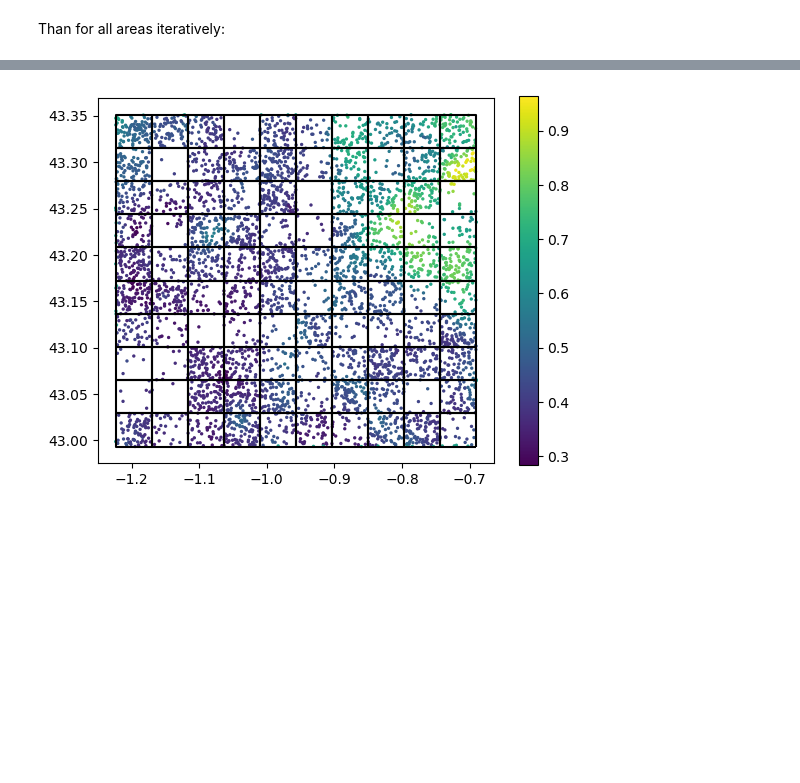
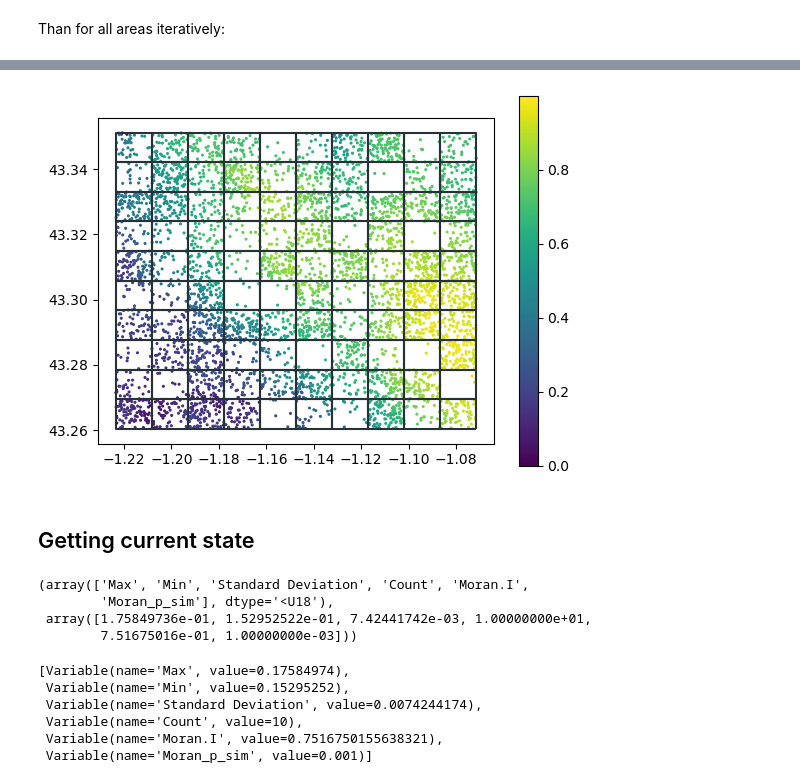
Before and after one commit to franckalbinet/trufl, a Jupyter notebook: nbs/tutorials/quick_start.ipynb, the cells around one changed output, grey strips where cells are left out. Saved outputs shown, nothing was run; the diff lists cells and outputs as text; code cells hidden in the pictures; blank space fills up the shorter version.

```diff
--- a/nbs/tutorials/quick_start.ipynb
+++ b/nbs/tutorials/quick_start.ipynb
@@ -10,15 +10,17 @@ import rasterio
 
 from trufl.utils import gridder
 from trufl.sampler import Sampler
-
+from trufl.callbacks import State, MaxCB, MinCB, StdCB, CountCB, MoranICB
 
 %load_ext autoreload
 %autoreload 2
+
+red, black = '#BF360C', '#263238'
 # %% [output]
 The autoreload extension is already loaded. To reload it, use:
   %reload_ext autoreload
 # %% [markdown]
 ## Create a vector grid from a given raster
 # %%
-fname_raster = '../files/ground-truth-02-4326-simulated.tif'
+fname_raster = '../files/ground-truth-01-4326-simulated.tif'
 gdf_grid = gridder(fname_raster, nrows=10, ncols=10)
@@ -101,5 +119,7 @@ gdf_samples_t0
 # %%
-ax = gdf_samples_t0.plot(column='value', s=2, legend=True)
-gdf_grid.boundary.plot(color='black', ax=ax);
+ax = gdf_samples_t0.plot(column='value', s=1.5, legend=True)
+gdf_grid.boundary.plot(color=black, ax=ax);
 # %% [output]
-[figure, old version]
+[figure, new version]
+# %% [markdown]
+## Getting current state
@@ -105,0 +128,16 @@ gdf_grid.boundary.plot(color='black', ax=ax);
+# %%
+state.get(loc_id=2, as_numpy=True)
+# %% [output]
+(array(['Max', 'Min', 'Standard Deviation', 'Count', 'Moran.I',
+        'Moran_p_sim'], dtype='<U18'),
+ array([1.75849736e-01, 1.52952522e-01, 7.42441742e-03, 1.00000000e+01,
+        7.51675016e-01, 1.00000000e-03]))
+# %%
+state.get(loc_id=2, as_numpy=False)
+# %% [output]
+[Variable(name='Max', value=0.17584974),
+ Variable(name='Min', value=0.15295252),
+ Variable(name='Standard Deviation', value=0.0074244174),
+ Variable(name='Count', value=10),
+ Variable(name='Moran.I', value=0.7516750155638321),
+ Variable(name='Moran_p_sim', value=0.001)]
```
Also changed, not shown: parts of 9 cells of this notebook, 9 other files.
